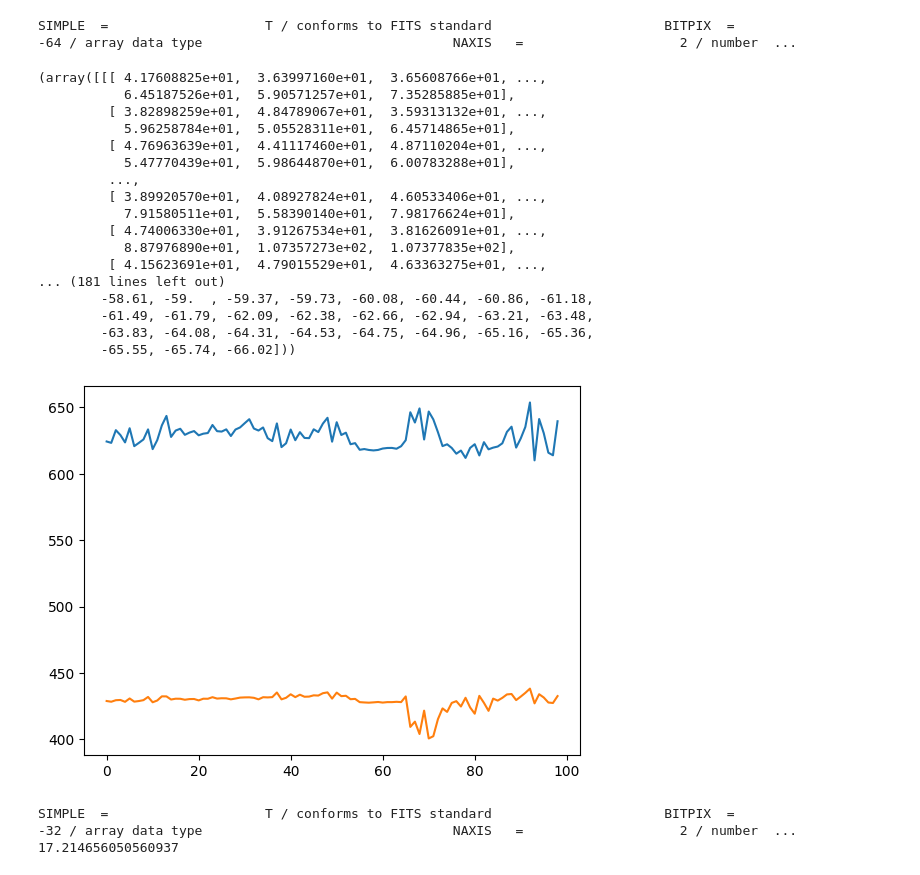
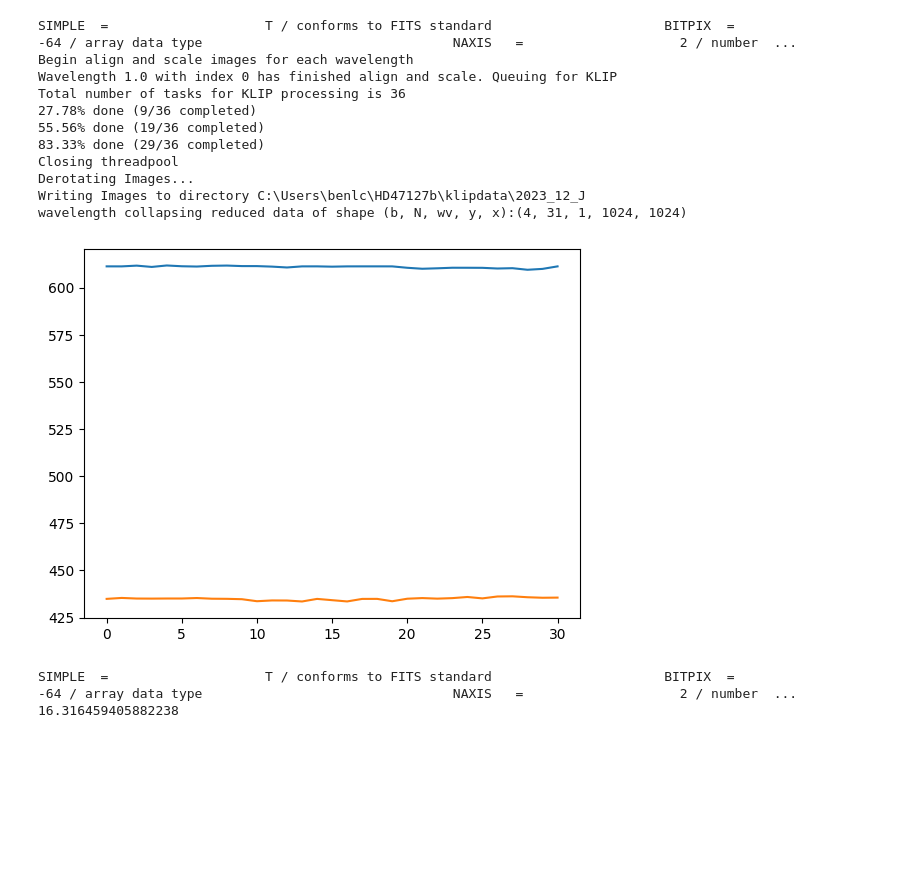
Before and after one commit to benlchang/HD47127-b-ADI, a Jupyter notebook: HD47127_ADI.ipynb, the cells around one changed output. Cells and saved outputs as stored; diff of their text form; code cells hidden in the pictures; blank space fills up the shorter version.

```diff
--- a/HD47127_ADI.ipynb
+++ b/HD47127_ADI.ipynb
@@ -66,7 +66,7 @@ def ADI_getImages(flist, xdim, ydim):
 
     print(fits.getheader(flist[0]))
     boxrad = 3
-    cx, cy = 618, 430
+    cx, cy = 612, 436
     b, t, l, r = cy - boxrad, cy + boxrad, cx - boxrad, cx + boxrad
     threshold = 5.5
     for i in np.arange(len(flist)):
@@ -81,9 +81,9 @@ def ADI_getImages(flist, xdim, ydim):
 
         ctrs[i] = (l, b) + centroid_2dg(rawcube[i,b:t,l:r])
 
-        # if ctrs[i][0] > r or ctrs[i][0] < l or ctrs[i][1] > t or ctrs[i][1] < b:
-        #     shift, error, diffphase = phase_cross_correlation(rawcube[0,:,:], rawcube[i,:,:], upsample_factor=100, normalization=None)
-        #     ctrs[i] = ctrs[0] - shift
+        if ctrs[i][0] > r or ctrs[i][0] < l or ctrs[i][1] > t or ctrs[i][1] < b:
+            shift, error, diffphase = phase_cross_correlation(rawcube[0,:,:], rawcube[i,:,:], upsample_factor=100, normalization=None)
+            ctrs[i] = ctrs[0] - shift
 
         # if i > 0:
         #     movement = abs(ctrs[i][1] - ctrs[i-1][1]) + abs(ctrs[i][0] - ctrs[i-1][0])
@@ -116,12 +116,12 @@ def ADI_getImages(flist, xdim, ydim):
         cx, cy = ctrs[i]
 
         rawTemp[int(cy),int(cx)] = np.nan
-        fits.writeto(f'../rawPlusCenters/2021_04_CH4short/new{i}.fits', rawTemp, overwrite=True)
+        fits.writeto(f'../rawPlusCenters/2023_12_J/new{i}.fits', rawTemp, overwrite=True)
 
         rawTemp[b,l:r], rawTemp[t,l:r], rawTemp[b:t, l], rawTemp[b:t, r] = np.nan, np.nan, np.nan, np.nan
         distance_from_center = np.sqrt((xdat - cx)**2 + (ydat-cy)**2)
         rawTemp[np.where(distance_from_center <= 3)] = np.nan
-        fits.writeto(f'../rawPlusCenters/2021_04_CH4short/n{i}.fits', rawTemp, overwrite=True)
+        fits.writeto(f'../rawPlusCenters/2023_12_J/n{i}.fits', rawTemp, overwrite=True)
 
     # distance_from_center = np.sqrt((xdat - ctrs[0][0])**2 + (ydat-ctrs[0][1])**2)
     # medcube = np.nanmedian(rawcube, axis=0)
@@ -214,7 +214,7 @@ def ADI_NIRC2(flist):
     rawcube, ctrs, parangs = ADI_getImages(flist, 1024, 1024)
 
     dataset = GenericData(rawcube, ctrs, IWA=6, parangs=parangs)
-    sub_imgs = parallelized.klip_dataset(dataset, outputdir='../klipdata/2021_04_CH4short',
+    sub_imgs = parallelized.klip_dataset(dataset, outputdir='../klipdata/2023_12_J',
                                         annuli=9,subsections=4,numbasis=[1,7,15,30],maxnumbasis=150,mode="ADI",
                                         movement=1)
 
@@ -305,55 +305,49 @@ def forwardmodel(flist, psflist=None, gaussian=None):
 
 #   ___CHANGE THIS___   """
 
-datadir = '../rawdata/2023_12_H/'
-#datadir = '../rawdata/2023_12_J/'
+#datadir = '../rawdata/2023_12_H/'
+datadir = '../rawdata/2023_12_J/'
 #datadir = '../rawdata/2023_02_H/'
 #datadir = '../rawdata/2023_12_CH4long/'
 #datadir = '../rawdata/2023_12_CH4short/'
 #datadir = '../rawdata/2023_12_Kshort/'
 #datadir = '../rawdata/DEWARPED_2021_04_CH4short/'
 flist = sorted(glob.glob(datadir + '*.fits'), reverse=True)
 #psflist = sorted(glob.glob(psfdir + '*.fits'))
 gaussian = makeGaussian(size=120, amplitude=30, fwhm=5)
+#fits.writeto('gaussian_psf.fits', gaussian, overwrite=True)
 gaussian_base_signal = np.matrix.sum(np.matrix(gaussian))
 
 
-ADI_getImages(flist, 1024, 1024)
+#ADI_getImages(flist, 1024, 1024)
     #2023_12_H a=30 fwhm=5
     #2023_12_J a=60 fwhm=4
     #2023_12_CH4short a=60 fwhm=4
     #2023_12_Kshort a=25 fwhm=5
     #2023_02_H a=125 fwhm=4
 
-#flist_adi, cen = ADI_NIRC2(flist)
+flist_adi, cen = ADI_NIRC2(flist)
 #diskForwardmodel(flist, psflist)
 #forwardmodel(flist, psflist)
 #ADI_getImages(flist, 1024, 1024)
 #ADI_NIRC2(flist)
 #cADI_NIRC2(flist)
 #forwardmodel(flist, gaussian=gaussian)
 #flist_adi, cen = ADI_NIRC2(flist)
 #input_planet_fluxes, seps, wcs = injectFakePlanets(flist, 179300000)
 # %% [output]
 SIMPLE  =                    T / conforms to FITS standard                      BITPIX  =                  -64 / array data type                                NAXIS   =                    2 / number  ...
+Begin align and scale images for each wavelength
+Wavelength 1.0 with index 0 has finished align and scale. Queuing for KLIP
+Total number of tasks for KLIP processing is 36
+27.78% done (9/36 completed)
+55.56% done (19/36 completed)
+83.33% done (29/36 completed)
+Closing threadpool
+Derotating Images...
+Writing Images to directory C:\Users\benlc\HD47127b\klipdata\2023_12_J
+wavelength collapsing reduced data of shape (b, N, wv, y, x):(4, 31, 1, 1024, 1024)
-(array([[[ 4.17608825e+01,  3.63997160e+01,  3.65608766e+01, ...,
-           6.45187526e+01,  5.90571257e+01,  7.35285885e+01],
-         [ 3.82898259e+01,  4.84789067e+01,  3.59313132e+01, ...,
-           5.96258784e+01,  5.05528311e+01,  6.45714865e+01],
-         [ 4.76963639e+01,  4.41117460e+01,  4.87110204e+01, ...,
-           5.47770439e+01,  5.98644870e+01,  6.00783288e+01],
-         ...,
-         [ 3.89920570e+01,  4.08927824e+01,  4.60533406e+01, ...,
-           7.91580511e+01,  5.58390140e+01,  7.98176624e+01],
-         [ 4.74006330e+01,  3.91267534e+01,  3.81626091e+01, ...,
-           8.87976890e+01,  1.07357273e+02,  1.07377835e+02],
-         [ 4.15623691e+01,  4.79015529e+01,  4.63363275e+01, ...,
-... (181 lines left out)
-        -58.61, -59.  , -59.37, -59.73, -60.08, -60.44, -60.86, -61.18,
-        -61.49, -61.79, -62.09, -62.38, -62.66, -62.94, -63.21, -63.48,
-        -63.83, -64.08, -64.31, -64.53, -64.75, -64.96, -65.16, -65.36,
-        -65.55, -65.74, -66.02]))
-[figure, old version]
+[figure, new version]
 # %%
 def processFMObject(output_prefix):
     #next step:
@@ -535,7 +529,7 @@ appmag = {
 # in pc
 distance = 26.6
 
-band = 'J'
+band = 'H'
 star_path = f'../stardata/2023_12_{band}/*.fits'
 planet_path = f'../fmdata/FM_2023_12_{band}/hd47127-12-2023-{band}-klipped-KLmodes-all.fits'
 
@@ -554,8 +548,8 @@ print(absolute_magnitude)
 ##take home message
 ##med combined star center -- 2x4 plot
 # %% [output]
-SIMPLE  =                    T / conforms to FITS standard                      BITPIX  =                  -32 / array data type                                NAXIS   =                    2 / number  ...
-17.214656050560937
+SIMPLE  =                    T / conforms to FITS standard                      BITPIX  =                  -64 / array data type                                NAXIS   =                    2 / number  ...
+16.316459405882238
 # %%
 output_prefix = '../klipdata/2023_12_H/'
 
```
Also changed, not shown: parts of 2 cells of this notebook.
